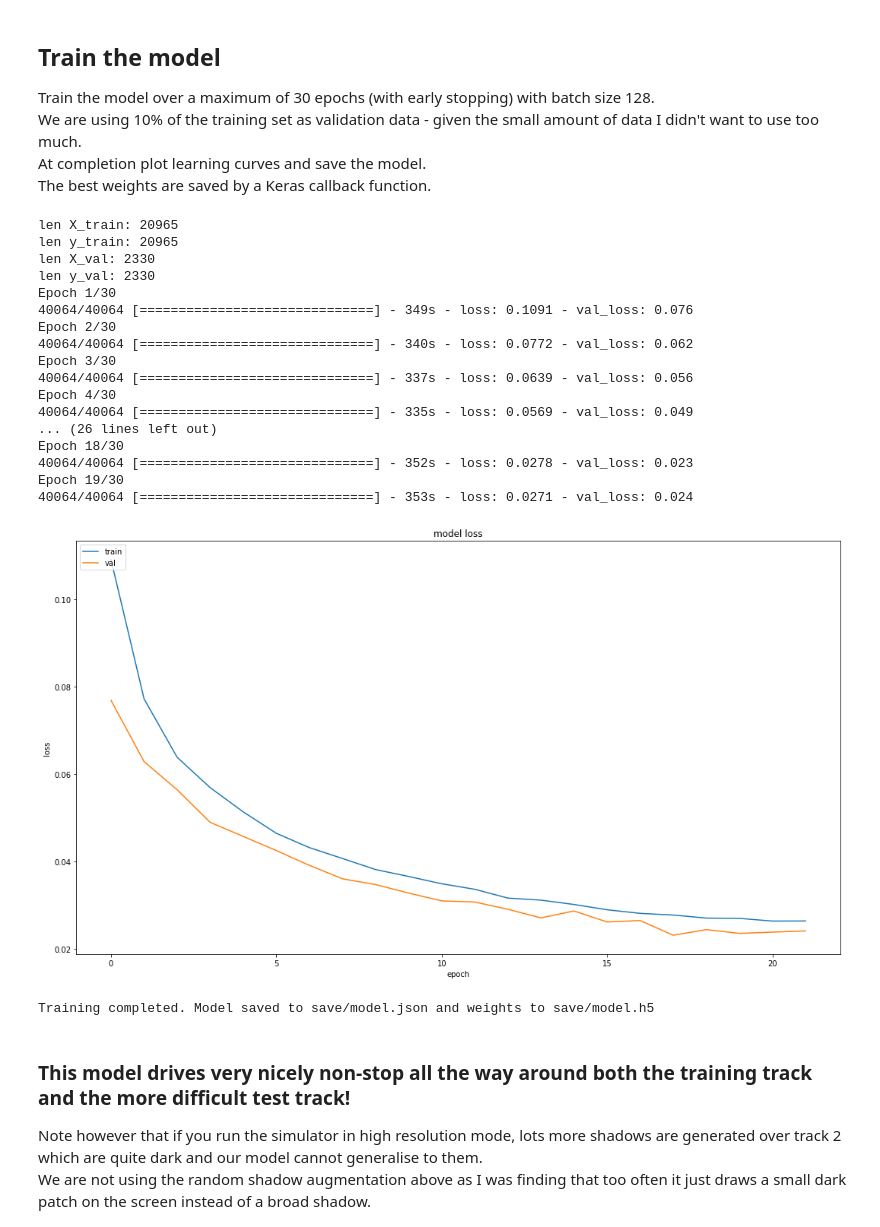
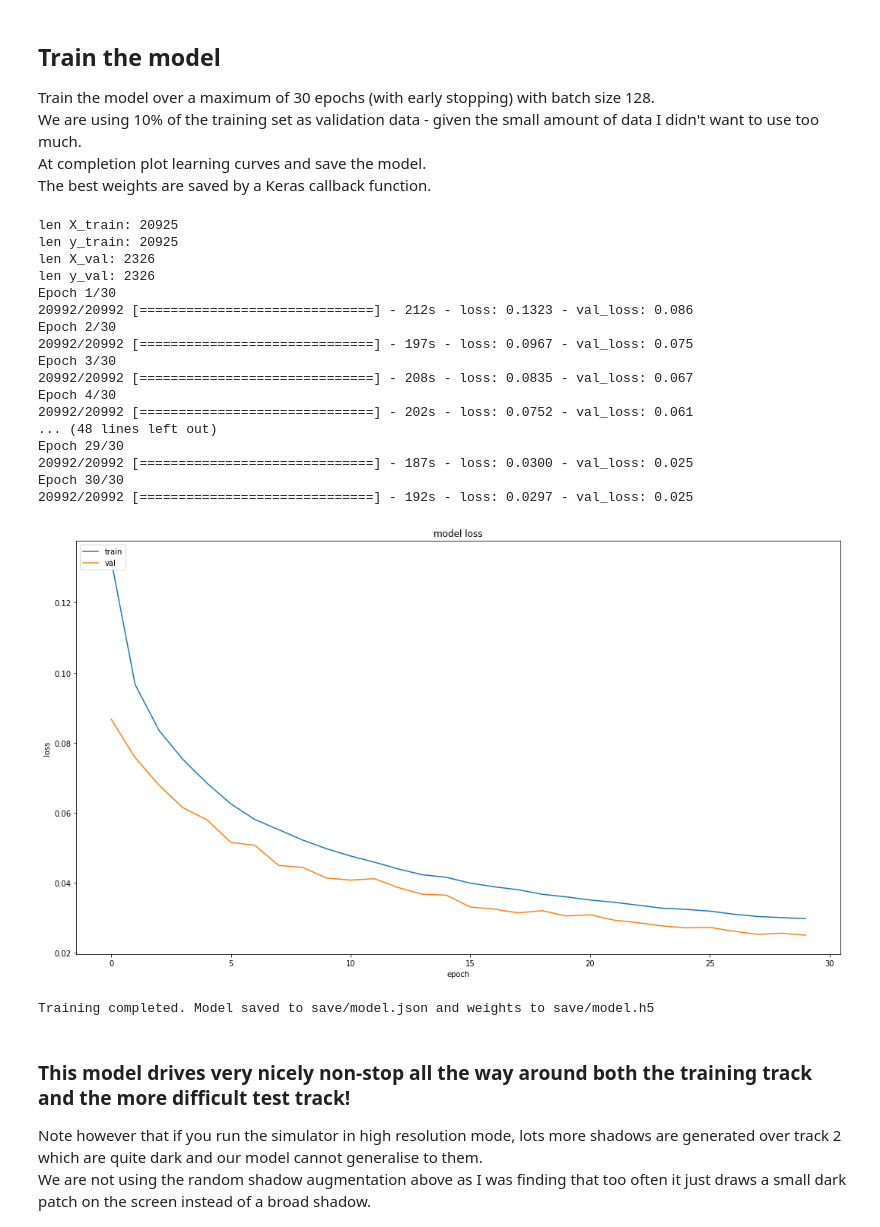
Before and after one commit to js1972/self-driving-car, a Jupyter notebook: self-driving-car.ipynb, the cells around one changed output. Saved outputs shown, nothing was run; the diff lists cells and outputs as text; code cells hidden in the pictures.

```diff
--- a/self-driving-car.ipynb
+++ b/self-driving-car.ipynb
@@ -412,51 +412,51 @@ print("len y_val:", len(y_val))
 
 history = net.fit_generator(
     generator(X_train, y_train, batch_size),
-    samples_per_epoch=128*313,
+    samples_per_epoch=(len(X_train) // batch_size) * batch_size + batch_size,
     nb_epoch=nb_epochs,
     callbacks=[early_stopping, save_weights],
     validation_data=generator(X_val, y_val, batch_size, augment=False),
     nb_val_samples=len(X_val))
 
 # Summarise history for loss
 plt.figure()
 plt.plot(history.history["loss"])
 plt.plot(history.history["val_loss"])
 plt.title("model loss")
 plt.ylabel("loss")
 plt.xlabel("epoch")
 plt.legend(["train", "val"], loc="upper left")
 plt.show()
 
 ##
 # Save model - note that the best weights are already saved above with the save_weights callback
 ##
 
 json = net.to_json()
 #model.save_weights("save/model.h5")
 with open("save/model.json", "w") as f:
     f.write(json)
 
 print("\n\nTraining completed. Model saved to save/model.json and weights to save/model.h5")
 # %% [output]
-len X_train: 20965
-len y_train: 20965
-len X_val: 2330
-len y_val: 2330
+len X_train: 20925
+len y_train: 20925
+len X_val: 2326
+len y_val: 2326
 Epoch 1/30
-40064/40064 [==============================] - 349s - loss: 0.1091 - val_loss: 0.076
+20992/20992 [==============================] - 212s - loss: 0.1323 - val_loss: 0.086
 Epoch 2/30
-40064/40064 [==============================] - 340s - loss: 0.0772 - val_loss: 0.062
+20992/20992 [==============================] - 197s - loss: 0.0967 - val_loss: 0.075
 Epoch 3/30
-40064/40064 [==============================] - 337s - loss: 0.0639 - val_loss: 0.056
+20992/20992 [==============================] - 208s - loss: 0.0835 - val_loss: 0.067
 Epoch 4/30
-40064/40064 [==============================] - 335s - loss: 0.0569 - val_loss: 0.049
-... (26 lines left out)
-Epoch 18/30
-40064/40064 [==============================] - 352s - loss: 0.0278 - val_loss: 0.023
-Epoch 19/30
-40064/40064 [==============================] - 353s - loss: 0.0271 - val_loss: 0.024
+20992/20992 [==============================] - 202s - loss: 0.0752 - val_loss: 0.061
+... (48 lines left out)
+Epoch 29/30
+20992/20992 [==============================] - 187s - loss: 0.0300 - val_loss: 0.025
+Epoch 30/30
+20992/20992 [==============================] - 192s - loss: 0.0297 - val_loss: 0.025
-[figure, old version]
+[figure, new version]
 Training completed. Model saved to save/model.json and weights to save/model.h5
 # %% [markdown]
 ### This model drives very nicely non-stop all the way around both the training track and the more difficult test track!
```
Also changed, not shown: parts of 2 cells of this notebook, 2 other files.
